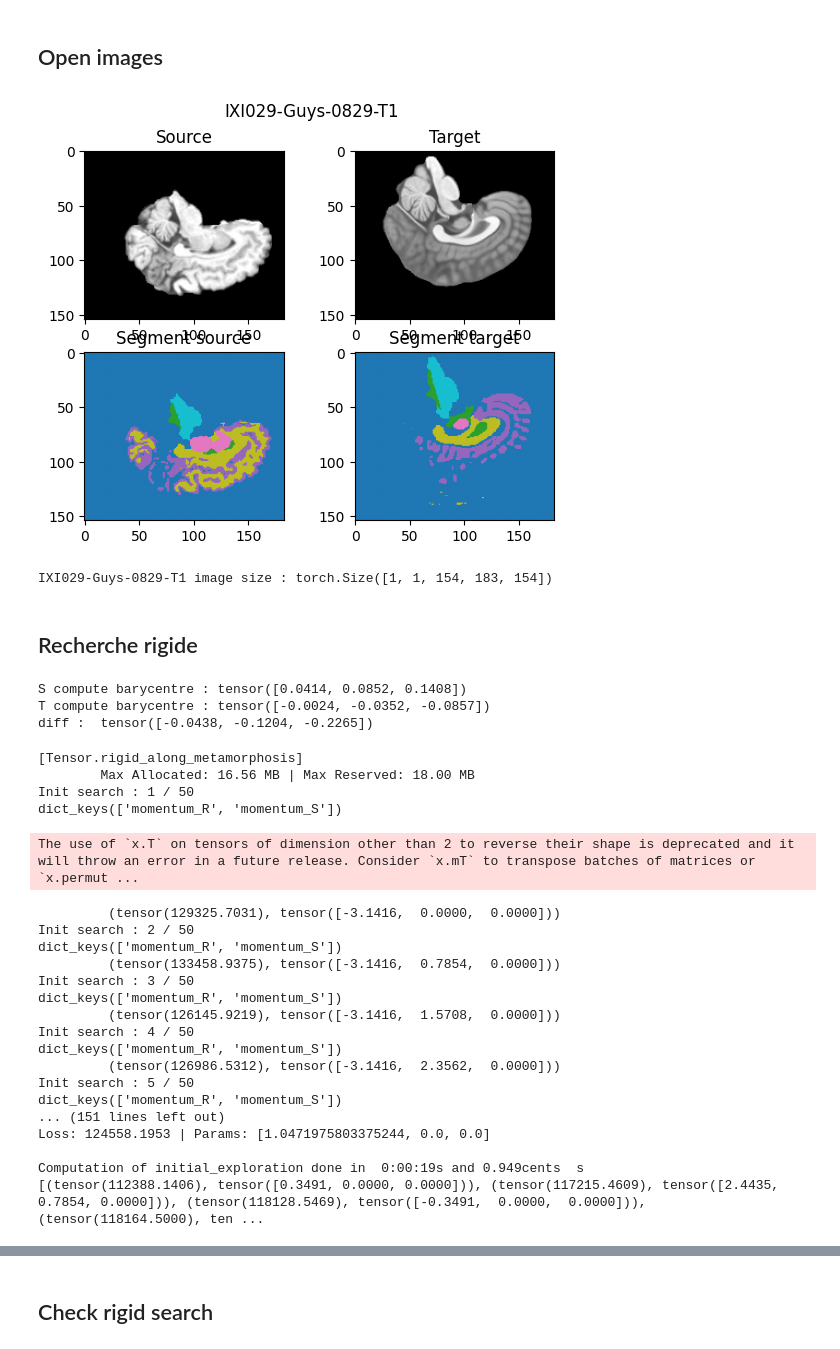
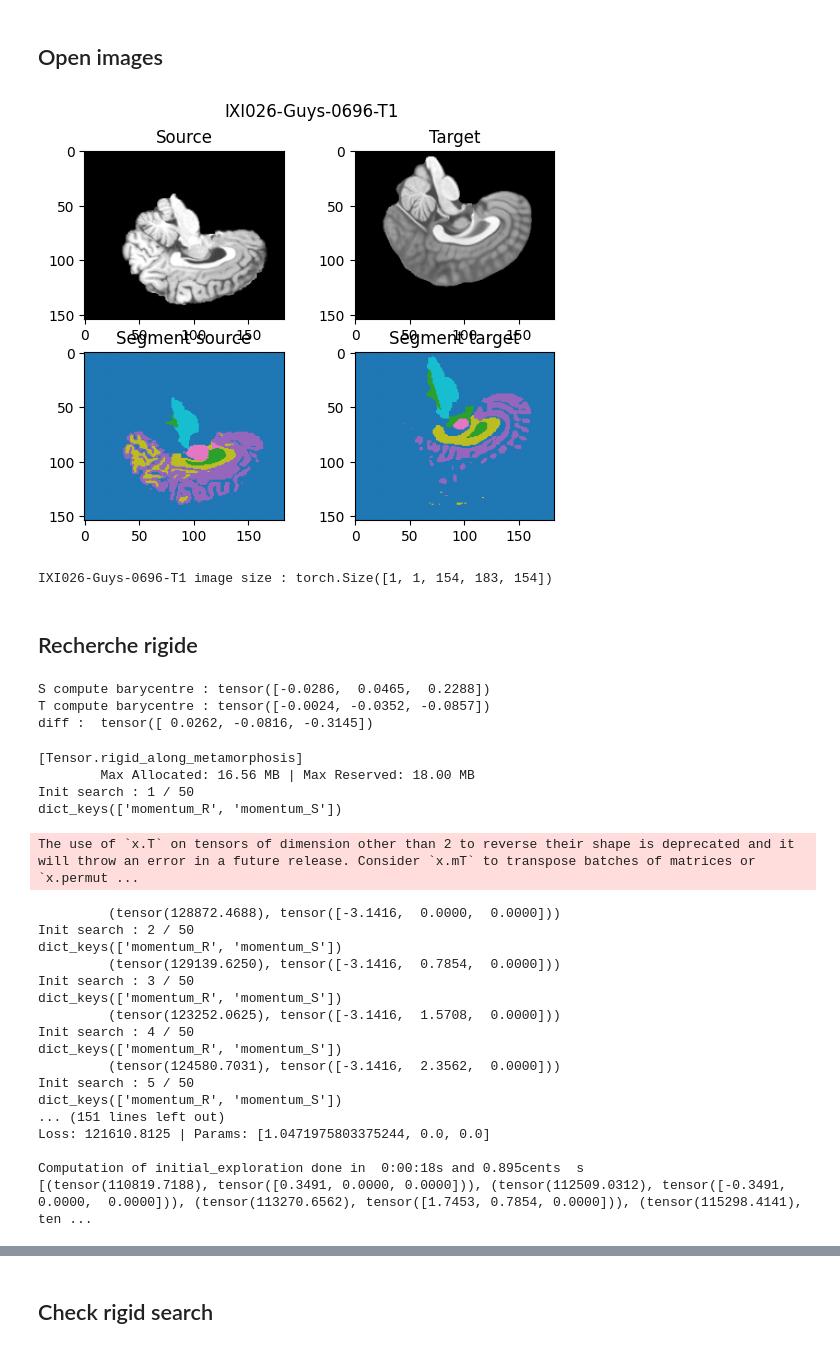
Before and after one commit to antonfrancois/Demeter_metamorphosis, a Jupyter notebook: examples/execute_ixi_template.ipynb, the cells around one changed output, grey strips where cells are left out. Drawn from its saved outputs; the diff is of its cells as text; code cells hidden in the pictures.

```diff
--- a/examples/execute_ixi_template.ipynb
+++ b/examples/execute_ixi_template.ipynb
@@ -159,36 +173,36 @@ elif "gpfs" in cwd:
 else:
     template_folder ="/home/turtlefox/Documents/11_metamorphoses/data/templates/mni_icbm152_nlin_asym_09c_nifti/mni_icbm152_nlin_asym_09c"
     ixi_folder = "/home/turtlefox/Documents/11_metamorphoses/data/IXI-T1_fastsurfer"
     template_seg_path = "fastsurfer_seg/mri/"
     result_folder = "/home/turtlefox/Documents/11_metamorphoses/data/IXI_results/"
     location = 'local'
 device = "cuda:0"
 
 pp = eit.IXIToTemplatePreprocessor(
     ixi_root=ixi_folder,
     template_root=template_folder,
     template_seg_path=template_seg_path,
     do_plot=True,
 )
 
-subjects_numbers = [29]#, 28, 26, 50,2, 12]
+subjects_numbers = [26]#, 28, 26, 50,2, 12]
 RECOMPUTE = False
 RESIZE_FACTOR = 1 if location == 'meso' else .8
 
 # init_csv(result_folder)
 
 if location == "meso": # don't touch this line
     file_db = "ixi_results_tests.db"
 else: # here you can sandbox what you need to do.
     # file_db = "ixi_results.db"
     file_db = "ixi_results_meso_20250917.db"
 db_path = os.path.join(result_folder, file_db)
 
 subject_name, source, target, seg_source, seg_target = pp.get_subjects_aligned(numbers=subjects_numbers, resize_factor=RESIZE_FACTOR, first_only=True)
 print(subject_name, 'image size :', source.shape)
 # %% [output]
-[figure, old version]
+[figure, new version]
-IXI029-Guys-0829-T1 image size : torch.Size([1, 1, 154, 183, 154])
+IXI026-Guys-0696-T1 image size : torch.Size([1, 1, 154, 183, 154])
 # %% [markdown]
 ## Recherche rigide
 # %%
@@ -198,9 +212,9 @@ id_grid = tb.make_regular_grid(source_b.shape[2:],dx_convention="2square")
 seg_target_b = tb.imgDeform(seg_target, (id_grid + trans_t), mode="nearest")
 seg_source_b = tb.imgDeform(seg_source, (id_grid + trans_s), mode="nearest")
 # %% [output]
-S compute barycentre : tensor([0.0414, 0.0852, 0.1408])
+S compute barycentre : tensor([-0.0286,  0.0465,  0.2288])
 T compute barycentre : tensor([-0.0024, -0.0352, -0.0857])
-diff :  tensor([-0.0438, -0.1204, -0.2265])
+diff :  tensor([ 0.0262, -0.0816, -0.3145])
 # %%
 kernelOperator = rk.GaussianRKHS(sigma=(15,15,15),normalized=False)
 datacost = mt.Rotation_Ssd_Cost(target_b.to('cuda:0'), alpha=1)
@@ -223,23 +237,23 @@ print(top_params)
 Init search : 1 / 50
 dict_keys(['momentum_R', 'momentum_S'])
 The use of `x.T` on tensors of dimension other than 2 to reverse their shape is deprecated and it will throw an error in a future release. Consider `x.mT` to transpose batches of matrices or `x.permut ...
-         (tensor(129325.7031), tensor([-3.1416,  0.0000,  0.0000]))
+         (tensor(128872.4688), tensor([-3.1416,  0.0000,  0.0000]))
 Init search : 2 / 50
 dict_keys(['momentum_R', 'momentum_S'])
-         (tensor(133458.9375), tensor([-3.1416,  0.7854,  0.0000]))
+         (tensor(129139.6250), tensor([-3.1416,  0.7854,  0.0000]))
 Init search : 3 / 50
 dict_keys(['momentum_R', 'momentum_S'])
-         (tensor(126145.9219), tensor([-3.1416,  1.5708,  0.0000]))
+         (tensor(123252.0625), tensor([-3.1416,  1.5708,  0.0000]))
 Init search : 4 / 50
 dict_keys(['momentum_R', 'momentum_S'])
-         (tensor(126986.5312), tensor([-3.1416,  2.3562,  0.0000]))
+         (tensor(124580.7031), tensor([-3.1416,  2.3562,  0.0000]))
 Init search : 5 / 50
 dict_keys(['momentum_R', 'momentum_S'])
 ... (151 lines left out)
-Loss: 124558.1953 | Params: [1.0471975803375244, 0.0, 0.0]
+Loss: 121610.8125 | Params: [1.0471975803375244, 0.0, 0.0]
 
-Computation of initial_exploration done in  0:00:19s and 0.949cents  s
-[(tensor(112388.1406), tensor([0.3491, 0.0000, 0.0000])), (tensor(117215.4609), tensor([2.4435, 0.7854, 0.0000])), (tensor(118128.5469), tensor([-0.3491,  0.0000,  0.0000])), (tensor(118164.5000), ten ...
+Computation of initial_exploration done in  0:00:18s and 0.895cents  s
+[(tensor(110819.7188), tensor([0.3491, 0.0000, 0.0000])), (tensor(112509.0312), tensor([-0.3491,  0.0000,  0.0000])), (tensor(113270.6562), tensor([1.7453, 0.7854, 0.0000])), (tensor(115298.4141), ten ...
 # %%
 best_loss, best_momentum_R, best_momentum_T, best_momentum_S, best_rot = rg.optimize_on_rigid(mr, top_params, n_iter=10,verbose=True)
 # %% [output]
```
Also changed, not shown: parts of 7 cells of this notebook.
